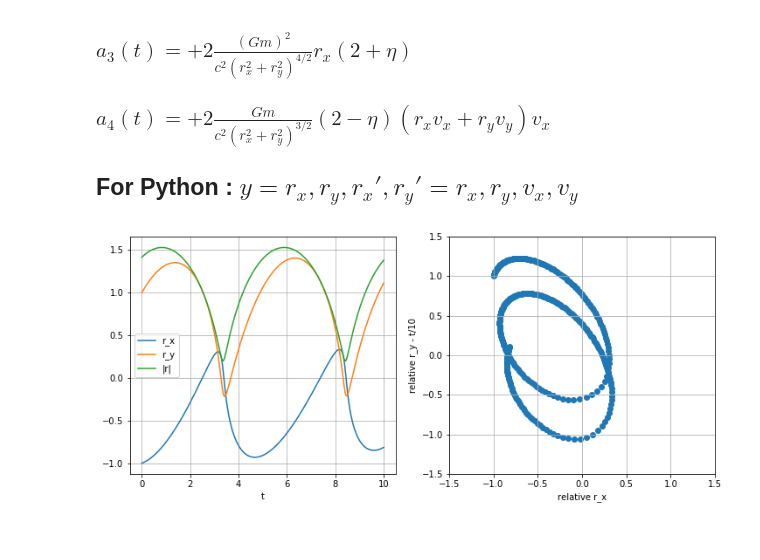
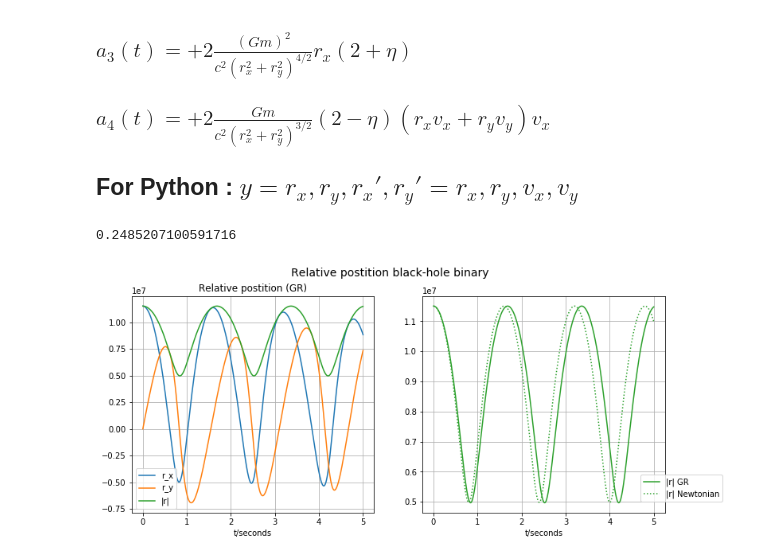
Before and after one commit to NiallJeffrey/post-Newtonian, a Jupyter notebook: PN_2-body.ipynb, the cells around one changed output. Cells and saved outputs as stored; diff of their text form; code cells hidden in the pictures.

Commit message:
added 2 body PN plots

```diff
--- a/PN_2-body.ipynb
+++ b/PN_2-body.ipynb
@@ -60,0 +74,11 @@ t = np.linspace(0, 10, 401)
+# %%
+a = []
+c_squared_val = (3e8)**2.
+M_1_GW150914 = 35 * 1.989e+30
+M_2_GW150914 = 30 * 1.989e+30
+eta_val = (M_1_GW150914 * M_2_GW150914) / ((M_1_GW150914 +  M_2_GW150914)**2.)
+print(eta_val)
+Gm_val = 6.674e-11 * (M_1_GW150914 + M_2_GW150914)
+t = np.linspace(0, 5, int(1e4))
+# %% [output]
+0.2485207100591716
@@ -61,3 +87,5 @@ t = np.linspace(0, 10, 401)
+# %%
+y0 = [r_isco_tot*20., 0., 0., r_isco_tot*37]
 # %%
-sol_non_rel = odeint(relative_dynamics, y0, t, args=(Gm_val, c_squared_val*1e5, eta_val,))
-sol = odeint(relative_dynamics, y0, t, args=(Gm_val, c_squared_val, eta_val,))
+sol_non_rel = odeint(relative_dynamics, y0, t, args=(Gm_val, c_squared_val*1e10, eta_val*0. +1.,))
+# sol = odeint(relative_dynamics, y0, t, args=(Gm_val, c_squared_val, eta_val,))
@@ -64,11 +95,14 @@ sol = odeint(relative_dynamics, y0, t, args=(Gm_val, c_squared_val, eta_val,))
 # %%
-_ = plt.figure(figsize=(12,5)), plt.subplot(1,2,1)
+_ = plt.figure(figsize=(12,5)), plt.subplot(1,2,1), plt.title('Relative postition (GR)')
 _ = plt.plot(t, sol[:, 0], label='r_x')
 _ = plt.plot(t, sol[:, 1], label='r_y')
 _ = plt.plot(t, np.sqrt(sol[:, 0]**2.+sol[:, 1]**2.), label='|r|')
-_ = plt.legend(loc='best'), plt.xlabel('t'), plt.grid()
-_ = plt.subplot(1,2,2), plt.ylim(-1.5,1.5), plt.xlim(-1.5,1.5)
-_ = plt.scatter(sol[:, 0], sol[:, 1] - t/10.)
-_ = plt.ylabel('relative r_y - t/10'), plt.xlabel('relative r_x'), plt.grid()
+_ = plt.legend(loc='best'), plt.xlabel('t/seconds'), plt.grid()
+_ = plt.subplot(1,2,2)
+_ = plt.plot(t, np.sqrt(sol[:, 0]**2.+sol[:, 1]**2.), label='|r| GR', c='C2')
+_ = plt.plot(t, np.sqrt(sol_non_rel[:, 0]**2.+sol_non_rel[:, 1]**2.), c='C2', ls=':',label='|r| Newtonian')
+_ = plt.legend(loc=(0.9,0.05)), plt.xlabel('t/seconds'), plt.grid()
+_ = plt.suptitle(r'Relative postition black-hole binary', fontsize=14)
+_ = plt.savefig('bh_binary_pn.png' , dpi=200)
 # %% [output]
-[figure, old version]
+[figure, new version]
```
Also changed, not shown: parts of 8 cells of this notebook, 3 other files.
